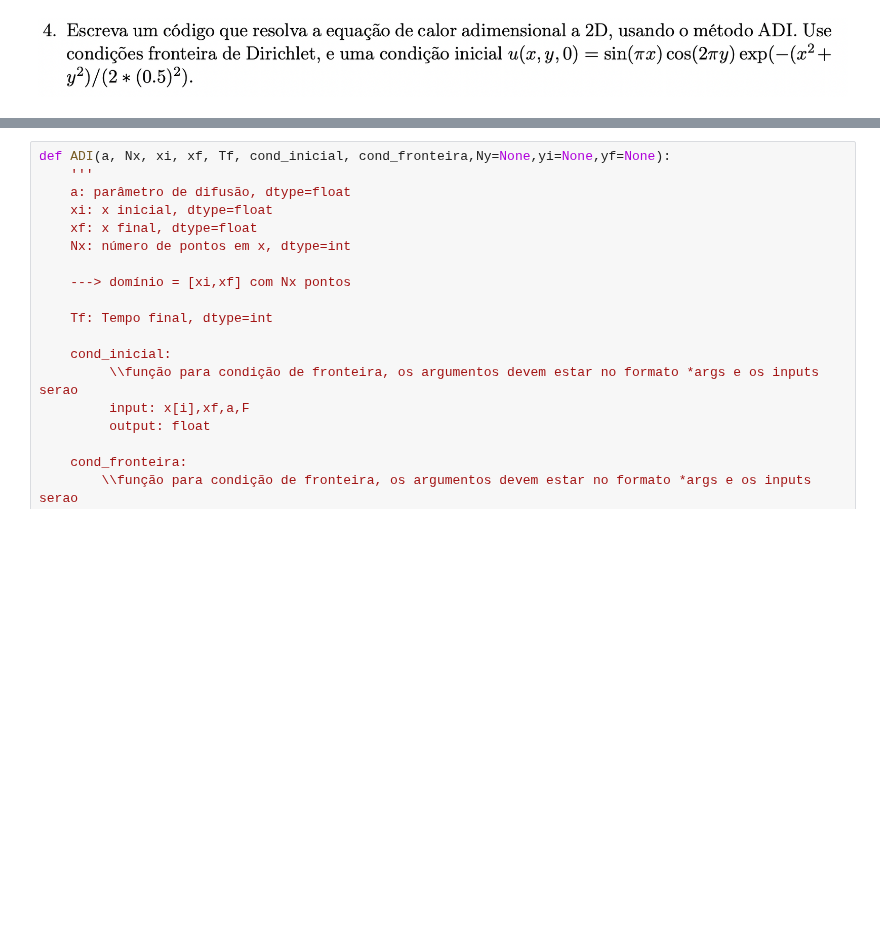
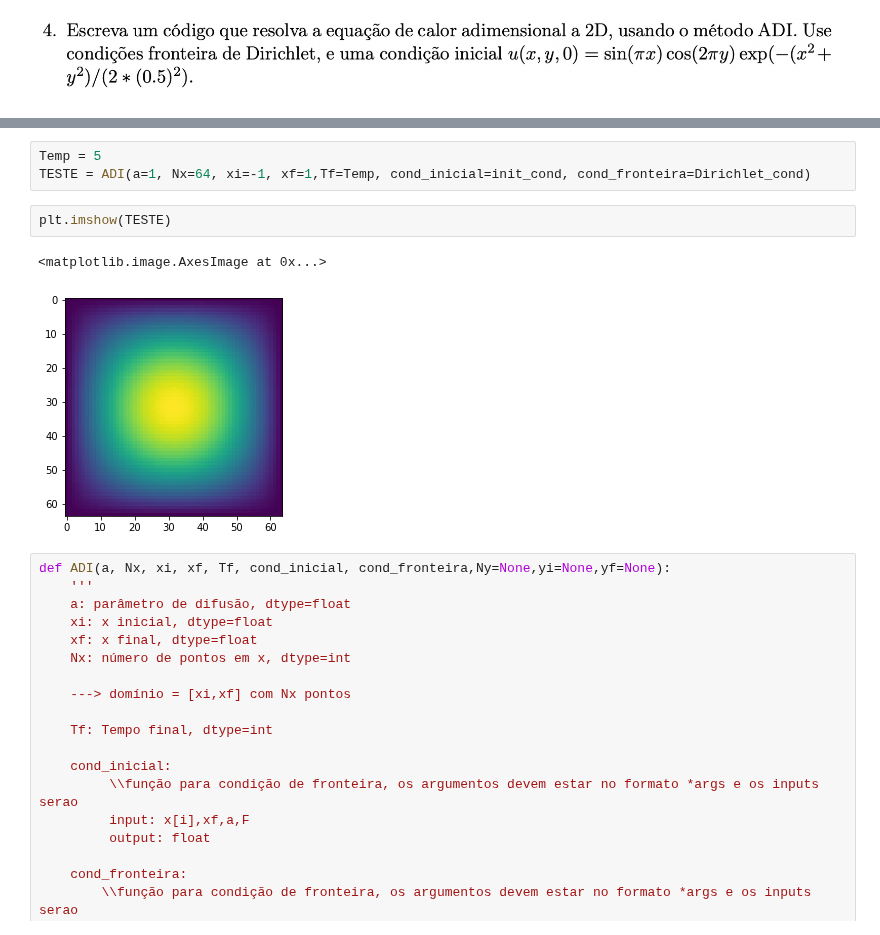
Before and after one commit to caua-veiga/Metodos-Computacionais-2022, a Jupyter notebook: TPs/Notebooks/TP 5.ipynb, the cells around one changed output, grey strips where cells are left out. Saved outputs shown, nothing was run; the diff lists cells and outputs as text; blank space fills up the shorter version.

```diff
--- a/TPs/Notebooks/TP 5.ipynb
+++ b/TPs/Notebooks/TP 5.ipynb
@@ -302,3 +429,11 @@ plt.show()
+# %%
+Temp = 5
+TESTE = ADI(a=1, Nx=64, xi=-1, xf=1,Tf=Temp, cond_inicial=init_cond, cond_fronteira=Dirichlet_cond)
+# %%
+plt.imshow(TESTE)
+# %% [output]
+<matplotlib.image.AxesImage at 0x...>
+[figure, added]
 # %%
 def ADI(a, Nx, xi, xf, Tf, cond_inicial, cond_fronteira,Ny=None,yi=None,yf=None):
     '''
```
Also changed, not shown: parts of 3 cells of this notebook, 4 other files.
